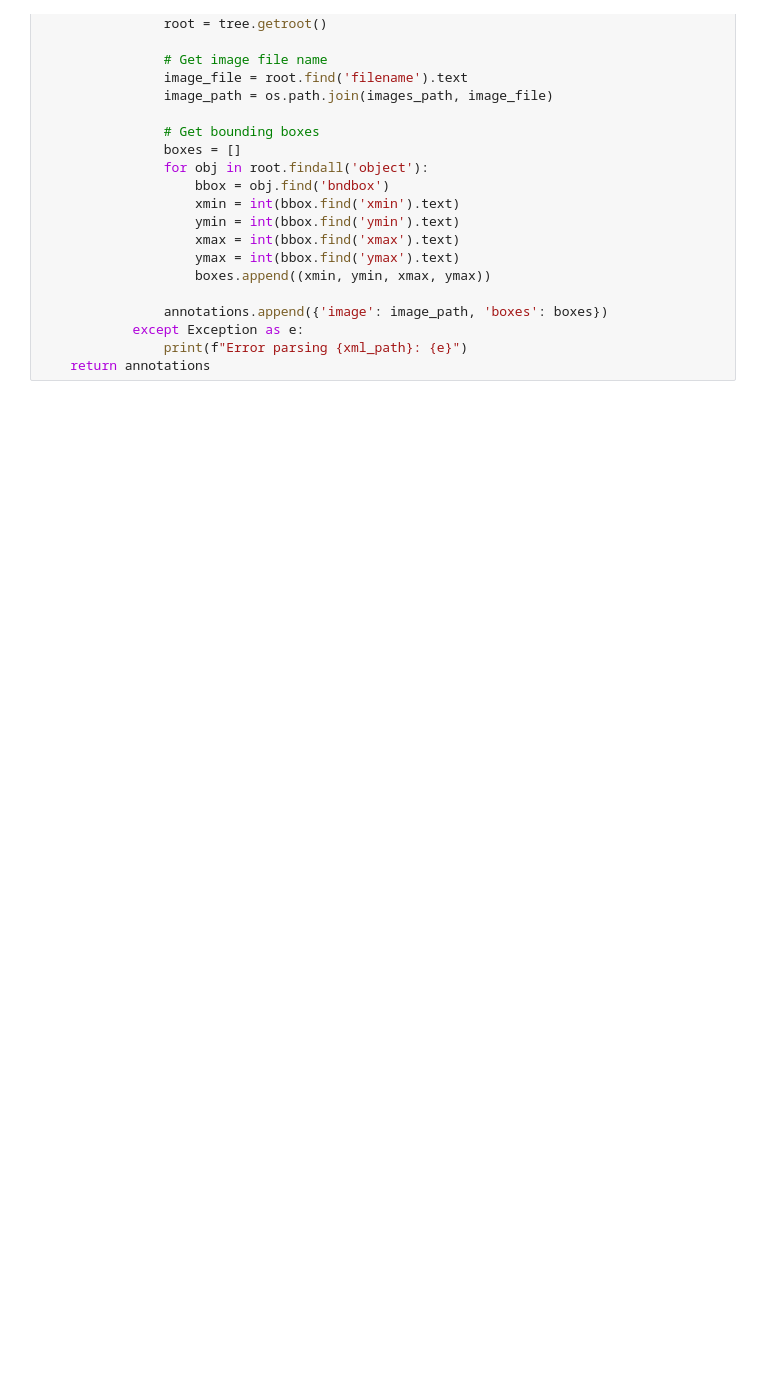
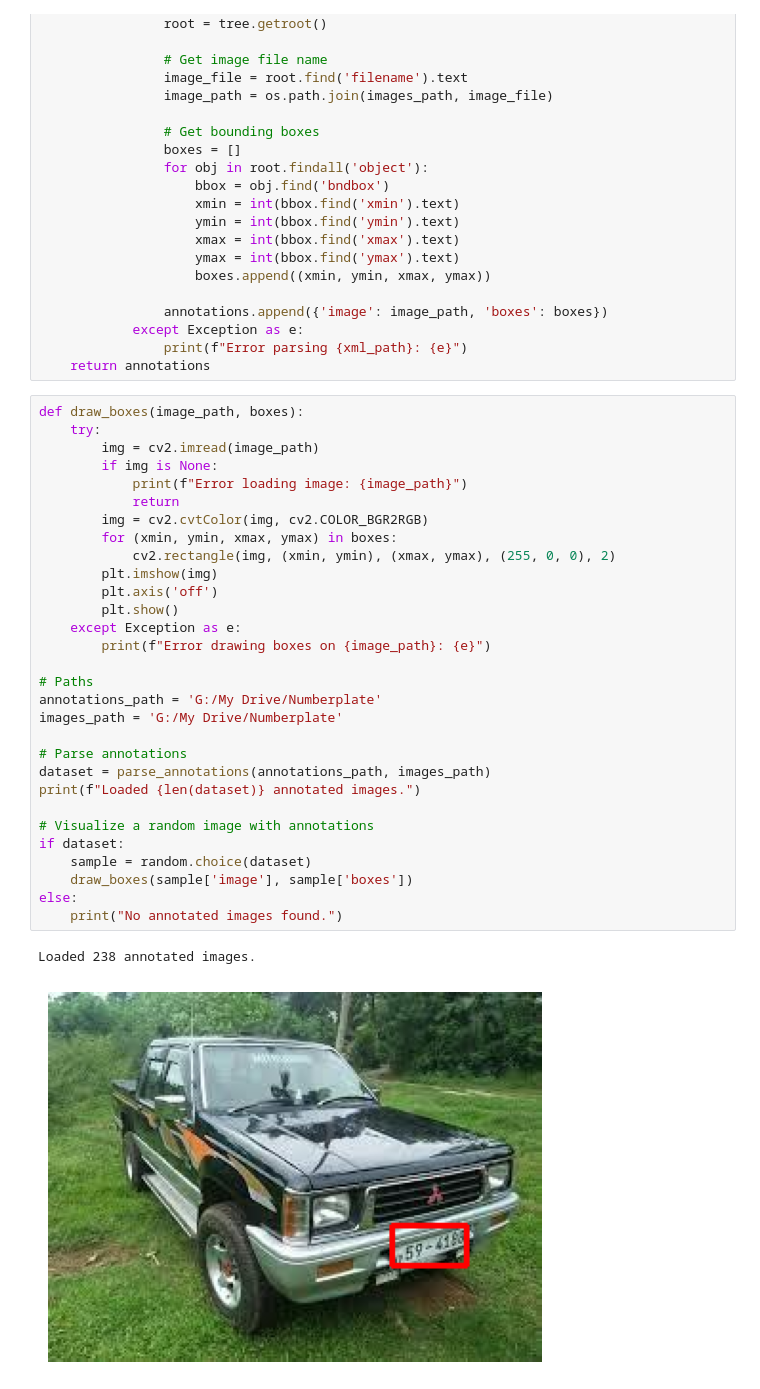
Before and after one commit to Dilhara-99/computer_vision, a Jupyter notebook: Vehicle_number_plate_identifier.ipynb, the cells around one changed output. Drawn from its saved outputs; the diff is of its cells as text; blank space fills up the shorter version.

Commit message:
created  the function called draw_boxes to draw bounding boxes on a sample image to verify annotations

```diff
--- a/Vehicle_number_plate_identifier.ipynb
+++ b/Vehicle_number_plate_identifier.ipynb
@@ -67,3 +66,36 @@ def parse_annotations(annotations_path, images_path):
             except Exception as e:
                 print(f"Error parsing {xml_path}: {e}")
     return annotations
+# %%
+def draw_boxes(image_path, boxes):
+    try:
+        img = cv2.imread(image_path)
+        if img is None:
+            print(f"Error loading image: {image_path}")
+            return
+        img = cv2.cvtColor(img, cv2.COLOR_BGR2RGB)
+        for (xmin, ymin, xmax, ymax) in boxes:
+            cv2.rectangle(img, (xmin, ymin), (xmax, ymax), (255, 0, 0), 2)
+        plt.imshow(img)
+        plt.axis('off')
+        plt.show()
+    except Exception as e:
+        print(f"Error drawing boxes on {image_path}: {e}")
+
+# Paths
+annotations_path = 'G:/My Drive/Numberplate'
+images_path = 'G:/My Drive/Numberplate'
+
+# Parse annotations
+dataset = parse_annotations(annotations_path, images_path)
+print(f"Loaded {len(dataset)} annotated images.")
+
+# Visualize a random image with annotations
+if dataset:
+    sample = random.choice(dataset)
+    draw_boxes(sample['image'], sample['boxes'])
+else:
+    print("No annotated images found.")
+# %% [output]
+Loaded 238 annotated images.
+[figure, added]
```
Also changed, not shown: parts of 1 cell of this notebook.
